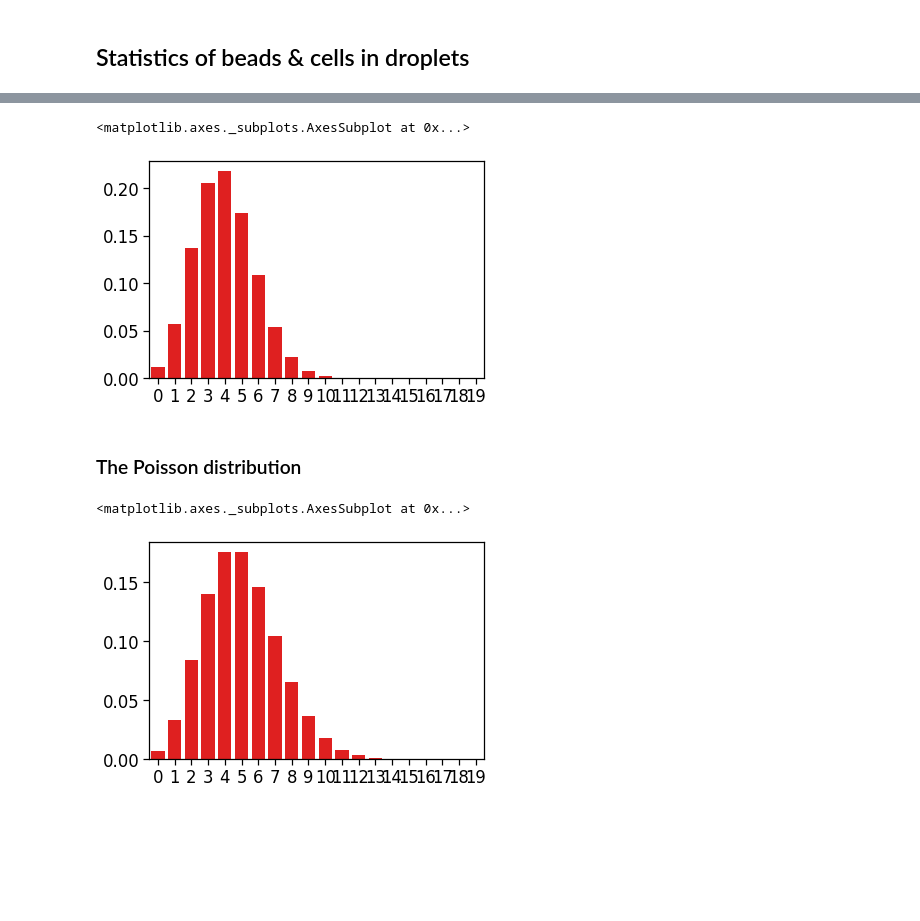
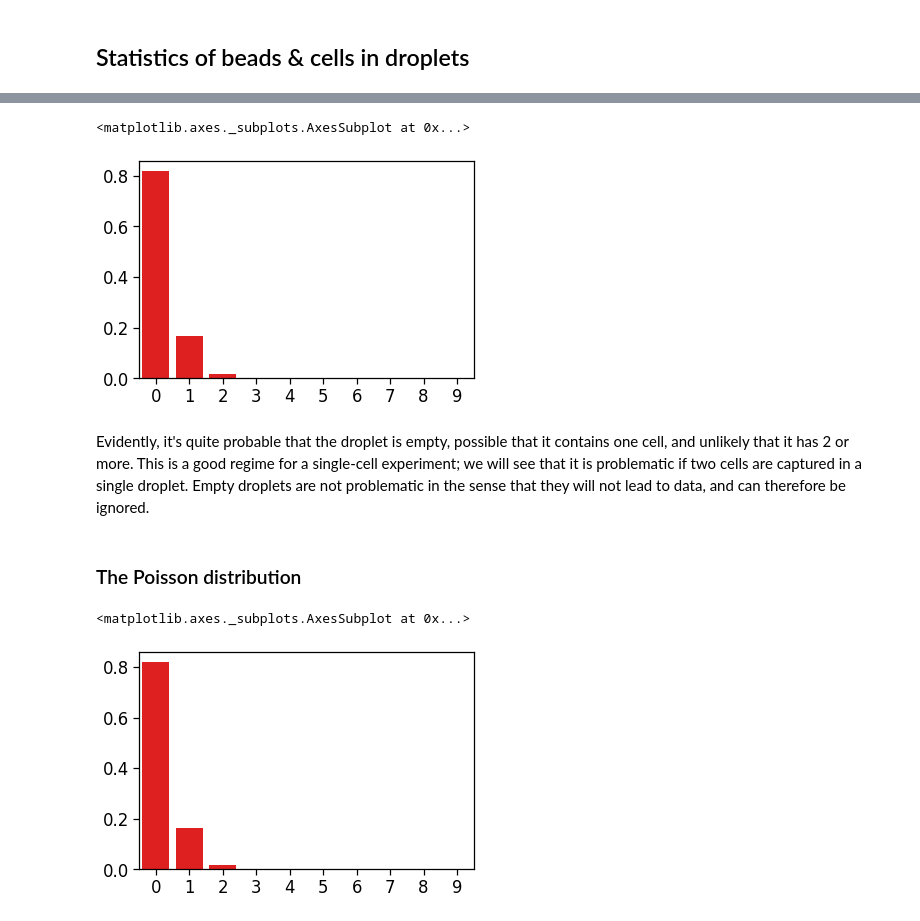
Before and after one commit to pachterlab/kallistobustools, a Jupyter notebook: notebooks/Introduction_single_cell_RNA_seq.ipynb, the cells around one changed output, grey strips where cells are left out. Drawn from its saved outputs; the diff is of its cells as text; code cells hidden in the pictures; blank space fills up the shorter version.

```diff
--- a/notebooks/Introduction_single_cell_RNA_seq.ipynb
+++ b/notebooks/Introduction_single_cell_RNA_seq.ipynb
@@ -225,5 +229,5 @@ Binomial distribution is defined on a finite set consisting of all the possible
 # %%
-sns.barplot(x=np.arange(20), y=binom.pmf(np.arange(20),20,0.2), color='r')
+sns.barplot(x=np.arange(10), y=binom.pmf(np.arange(10),10,0.02), color='r')
 # %% [output]
 <matplotlib.axes._subplots.AxesSubplot at 0x...>
-[figure, old version]
+[figure, new version]
@@ -233,9 +234,11 @@ b = binom.rvs(n=10, p=0.5, size=10000)
+# %% [markdown]
+Evidently, it's quite probable that the droplet is empty, possible that it contains one cell, and unlikely that it has 2 or more. This is a good regime for a single-cell experiment; we will see that it is problematic if two cells are captured in a single droplet. Empty droplets are not problematic in the sense that they will not lead to data, and can therefore be ignored.
 # %% [markdown]
 ### The Poisson distribution
 # %%
 from scipy.stats import poisson
 # %%
-sns.barplot(x=np.arange(20), y=poisson.pmf(np.arange(20),5), color='r')
+sns.barplot(x=np.arange(10), y=poisson.pmf(np.arange(10),0.2), color='r')
 # %% [output]
 <matplotlib.axes._subplots.AxesSubplot at 0x...>
-[figure, old version]
+[figure, new version]
```
Also changed, not shown: parts of 30 cells of this notebook.
